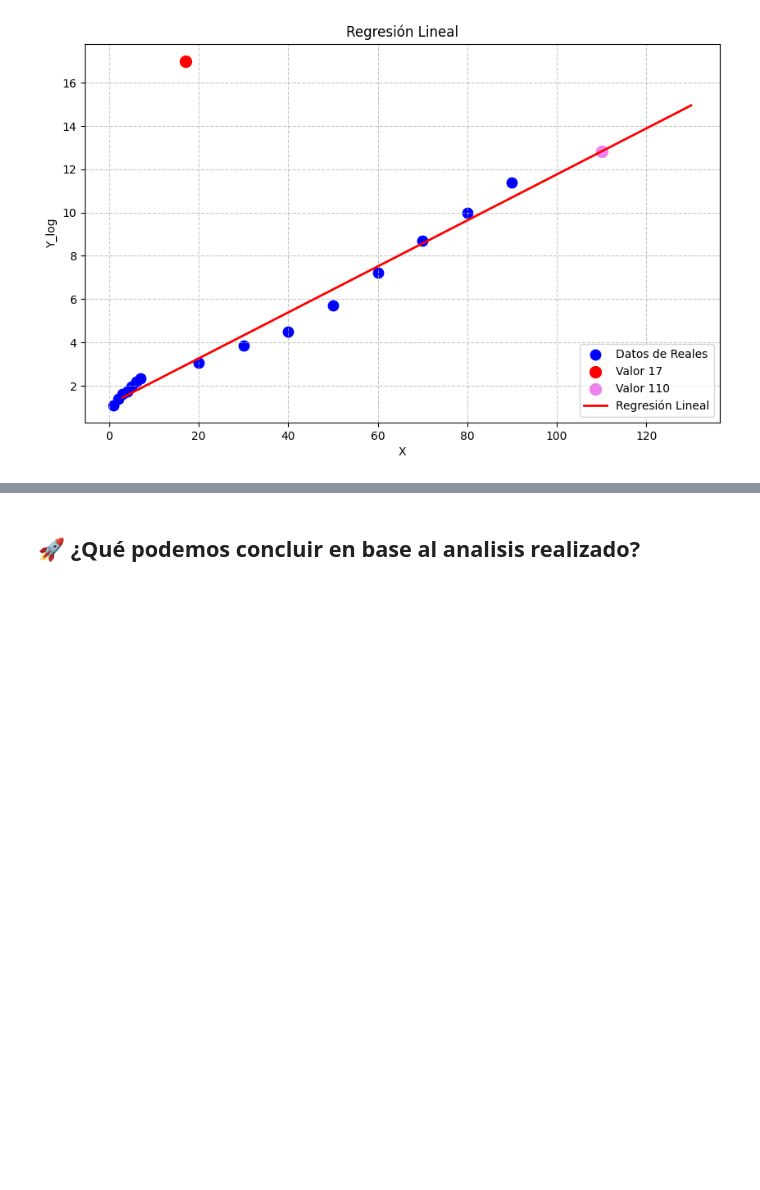
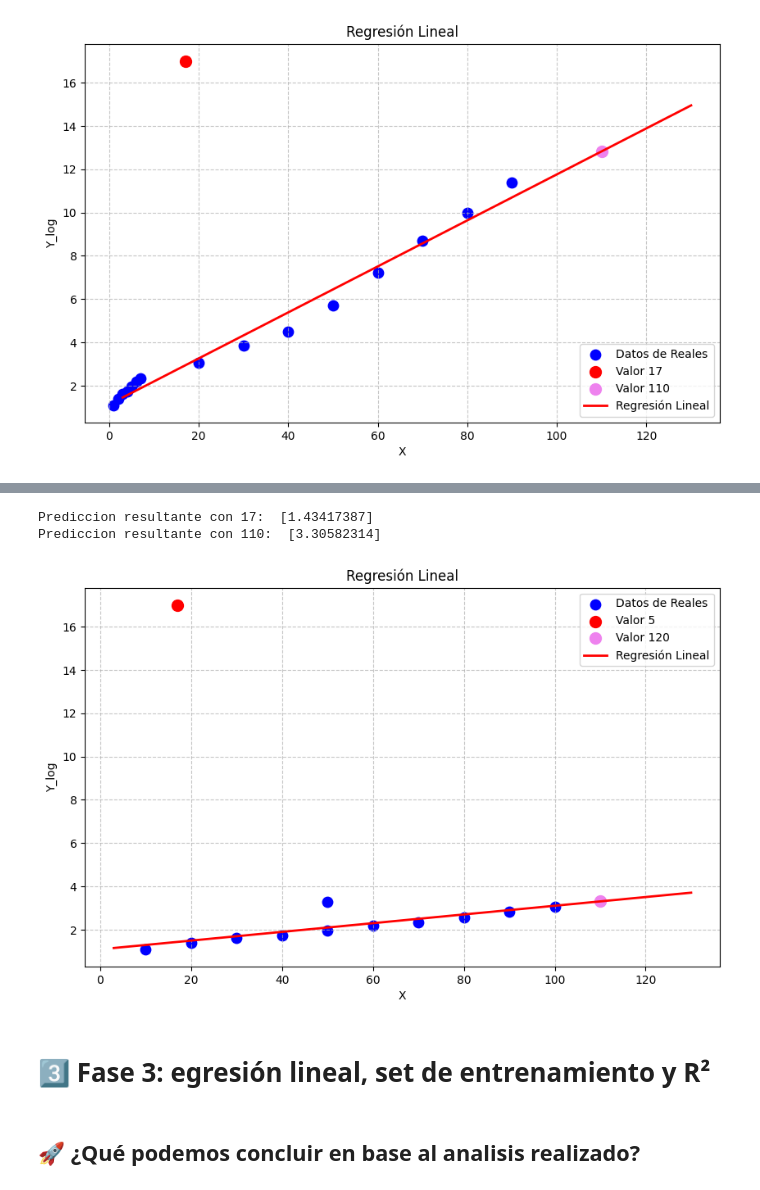
Before and after one commit to ChrisJavier/UIDE_2-WorkGroupDataScienceTools, a Jupyter notebook: Week02/src/HDCGD_CP_W2_E2_PT2_Titanic.ipynb, the cells around one changed output, grey strips where cells are left out. Saved outputs shown, nothing was run; the diff lists cells and outputs as text; code cells hidden in the pictures; blank space fills up the shorter version.

Commit message:
CCA Actualización de fase 2 terminado

```diff
--- a/Week02/src/HDCGD_CP_W2_E2_PT2_Titanic.ipynb
+++ b/Week02/src/HDCGD_CP_W2_E2_PT2_Titanic.ipynb
@@ -452,0 +365,6 @@ Por otro lado:
+# %%
+# Datos de prueba
+
+#datos fase II (parte B)
+X = [[10],[20],[30],[40],[50],[60],[70],[80],[90],[100],[50]]
+Y = [2,3,4.1,4.7,6,8,9.5,12,16,20,26]
@@ -453,3 +500,41 @@ Por otro lado:
+# %%
+# Creamos un rango desde X=5 hasta X=120 para cubrir tu predicción
+X_5 = np.array([[17]]).reshape(-1, 1)
+Y_5 = model.predict(X_5)
+
+X_120 = np.array([[110]]).reshape(-1, 1)
+Y_120 = model.predict(X_110)
+
+# Mostraremos una predicción
+print("Prediccion resultante con 17: ", Y_5)
+print("Prediccion resultante con 110: ", Y_120)
+# %% [output]
+Prediccion resultante con 17:  [1.43417387]
+Prediccion resultante con 110:  [3.30582314]
+# %%
+
+# Creamos el gráfico
+
+plt.figure(figsize=(10,6))
+plt.scatter(X, Y_log, color='blue', label='Datos de Reales', s=80)
+plt.scatter(X_5, X_5, color='red', label='Valor 5', s=100)
+plt.scatter(X_120, Y_120, color='violet', label='Valor 120', s=100)
+plt.plot(X_linea, Y_linea, color='red', linewidth=2, label='Regresión Lineal')
+
+# Personalización
+
+plt.xlabel('X')
+plt.ylabel('Y_log')
+plt.title('Regresión Lineal')
+plt.legend()
+plt.grid(True, linestyle='--', alpha=0.7)
+
+# Mostramos el gráfico
+plt.show()
+# %% [output]
+[figure, added]
+# %% [markdown]
+# 3️⃣ Fase 3: egresión lineal, set de entrenamiento y R²
 # %% [markdown]
 ## 🚀 ¿Qué podemos concluir en base al analisis realizado?
 # %% [markdown]
```
Also changed, not shown: parts of 14 cells of this notebook.
